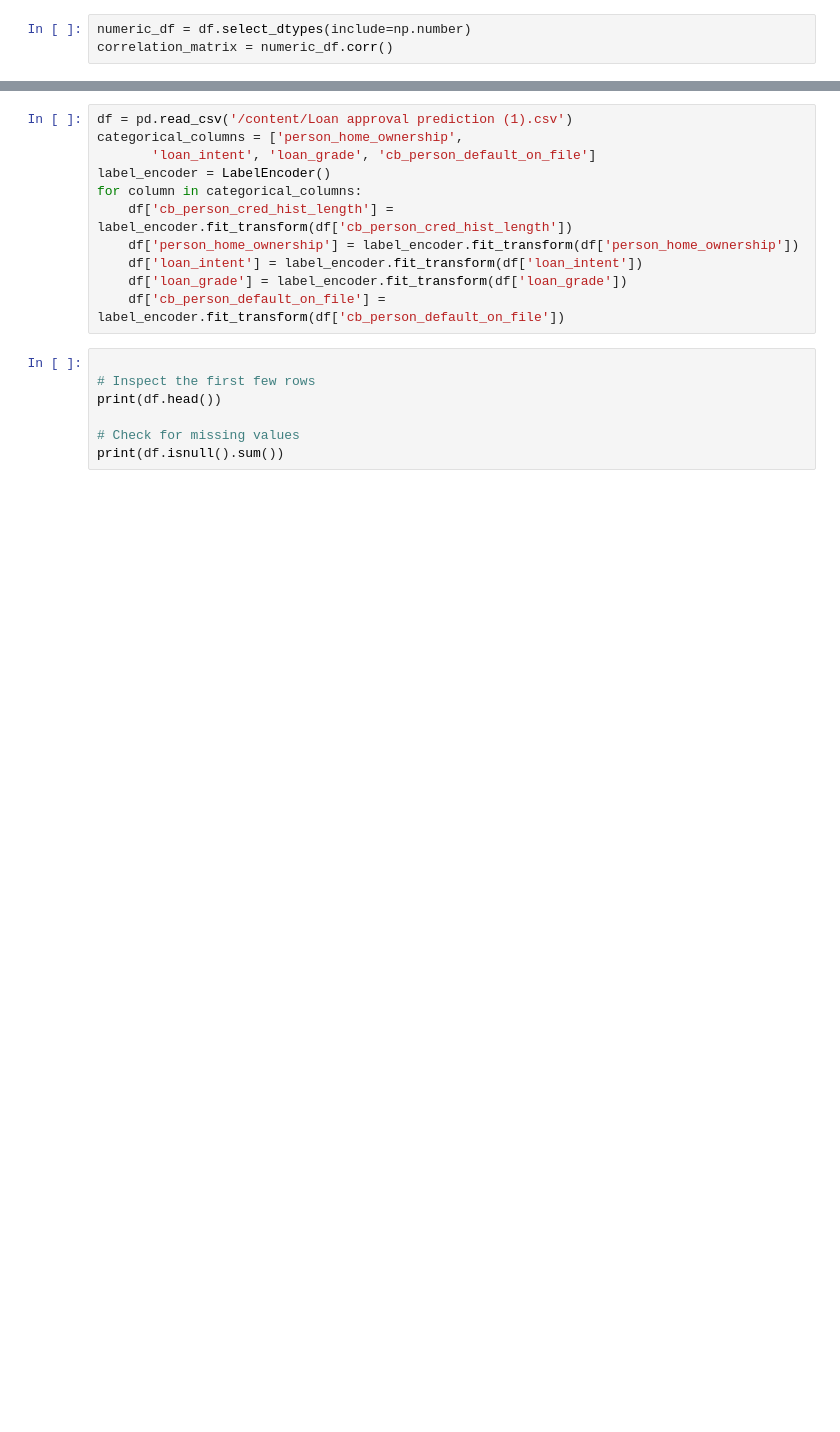
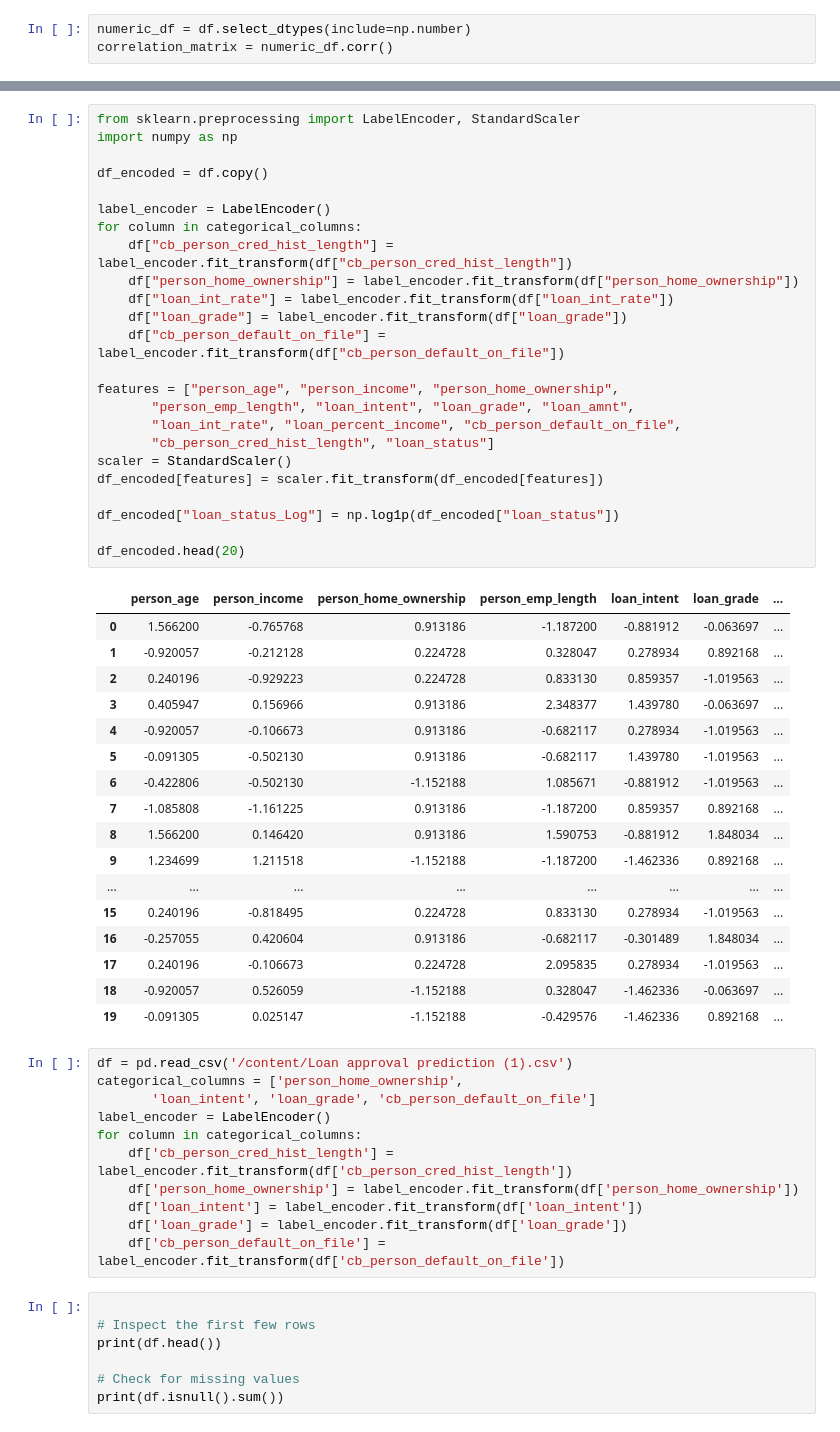
Before and after one commit to MohamedMukhtar89CN/MMukhtar_Ibrahim-_app, a Jupyter notebook: FINAL_Project_Model_of_Loan_Approval_Prediction_DS410_M_Mukhtar.ipynb, the cells around one changed output, grey strips where cells are left out. Cells and saved outputs as stored; diff of their text form; blank space fills up the shorter version.

```diff
--- a/FINAL_Project_Model_of_Loan_Approval_Prediction_DS410_M_Mukhtar.ipynb
+++ b/FINAL_Project_Model_of_Loan_Approval_Prediction_DS410_M_Mukhtar.ipynb
@@ -81,3 +81,45 @@ loan_status                    1.000000
+# %%
+from sklearn.preprocessing import LabelEncoder, StandardScaler
+import numpy as np
+
+df_encoded = df.copy()
+
+label_encoder = LabelEncoder()
+for column in categorical_columns:
+    df["cb_person_cred_hist_length"] = label_encoder.fit_transform(df["cb_person_cred_hist_length"])
+    df["person_home_ownership"] = label_encoder.fit_transform(df["person_home_ownership"])
+    df["loan_int_rate"] = label_encoder.fit_transform(df["loan_int_rate"])
+    df["loan_grade"] = label_encoder.fit_transform(df["loan_grade"])
+    df["cb_person_default_on_file"] = label_encoder.fit_transform(df["cb_person_default_on_file"])
+
+features = ["person_age", "person_income", "person_home_ownership",
+       "person_emp_length", "loan_intent", "loan_grade", "loan_amnt",
+       "loan_int_rate", "loan_percent_income", "cb_person_default_on_file",
+       "cb_person_cred_hist_length", "loan_status"]
+scaler = StandardScaler()
+df_encoded[features] = scaler.fit_transform(df_encoded[features])
+
+df_encoded["loan_status_Log"] = np.log1p(df_encoded["loan_status"])
+
+df_encoded.head(20)
+# %% [output]
+|  | person_age | person_income | person_home_ownership | person_emp_length | loan_intent | loan_grade | ... |
+| 0 | 1.566200 | -0.765768 | 0.913186 | -1.187200 | -0.881912 | -0.063697 | ... |
+| 1 | -0.920057 | -0.212128 | 0.224728 | 0.328047 | 0.278934 | 0.892168 | ... |
+| 2 | 0.240196 | -0.929223 | 0.224728 | 0.833130 | 0.859357 | -1.019563 | ... |
+| 3 | 0.405947 | 0.156966 | 0.913186 | 2.348377 | 1.439780 | -0.063697 | ... |
+| 4 | -0.920057 | -0.106673 | 0.913186 | -0.682117 | 0.278934 | -1.019563 | ... |
+| 5 | -0.091305 | -0.502130 | 0.913186 | -0.682117 | 1.439780 | -1.019563 | ... |
+| 6 | -0.422806 | -0.502130 | -1.152188 | 1.085671 | -0.881912 | -1.019563 | ... |
+| 7 | -1.085808 | -1.161225 | 0.913186 | -1.187200 | 0.859357 | 0.892168 | ... |
+| 8 | 1.566200 | 0.146420 | 0.913186 | 1.590753 | -0.881912 | 1.848034 | ... |
+| 9 | 1.234699 | 1.211518 | -1.152188 | -1.187200 | -1.462336 | 0.892168 | ... |
+| ... | ... | ... | ... | ... | ... | ... | ... |
+| 15 | 0.240196 | -0.818495 | 0.224728 | 0.833130 | 0.278934 | -1.019563 | ... |
+| 16 | -0.257055 | 0.420604 | 0.913186 | -0.682117 | -0.301489 | 1.848034 | ... |
+| 17 | 0.240196 | -0.106673 | 0.224728 | 2.095835 | 0.278934 | -1.019563 | ... |
+| 18 | -0.920057 | 0.526059 | -1.152188 | 0.328047 | -1.462336 | -0.063697 | ... |
+| 19 | -0.091305 | 0.025147 | -1.152188 | -0.429576 | -1.462336 | 0.892168 | ... |
 # %%
 df = pd.read_csv('/content/Loan approval prediction (1).csv')
 categorical_columns = ['person_home_ownership',
```
Also changed, not shown: parts of 25 cells of this notebook.
